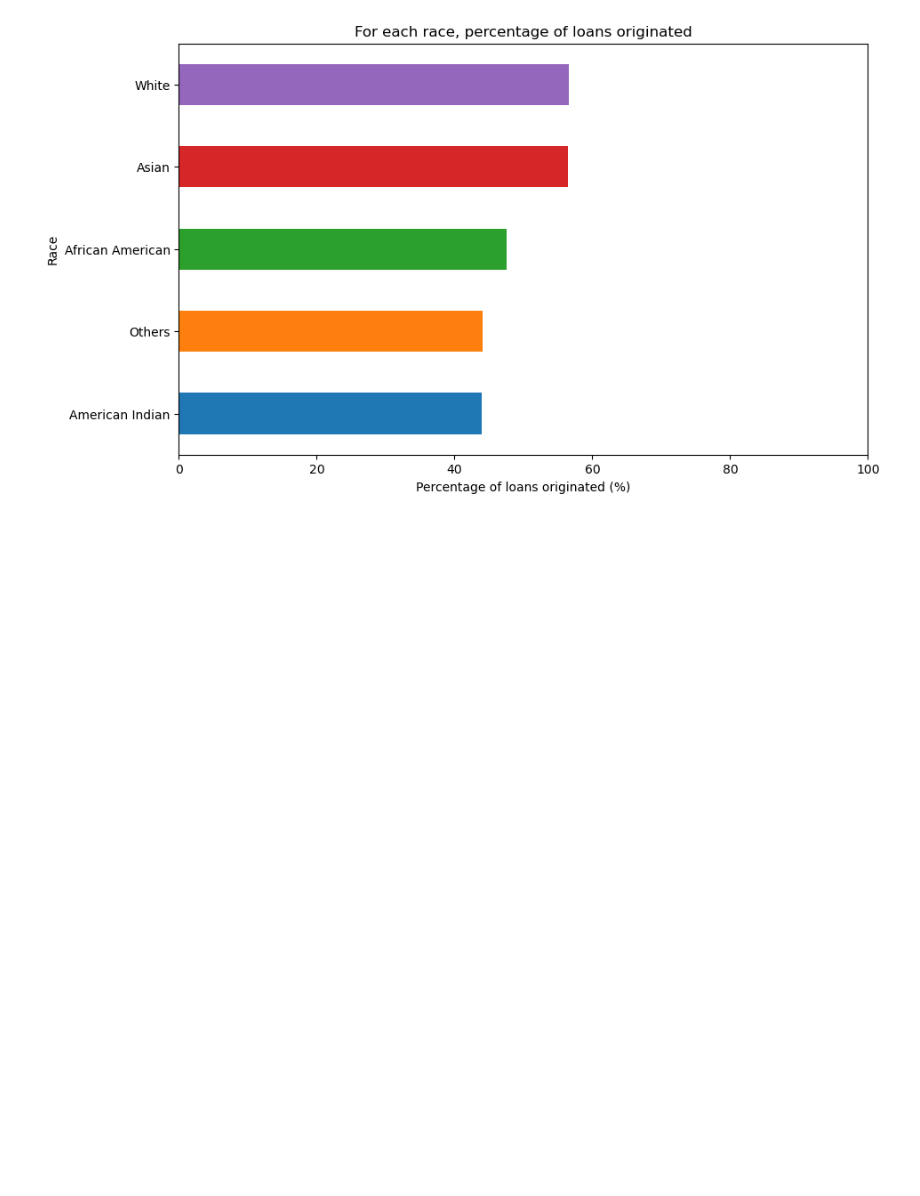
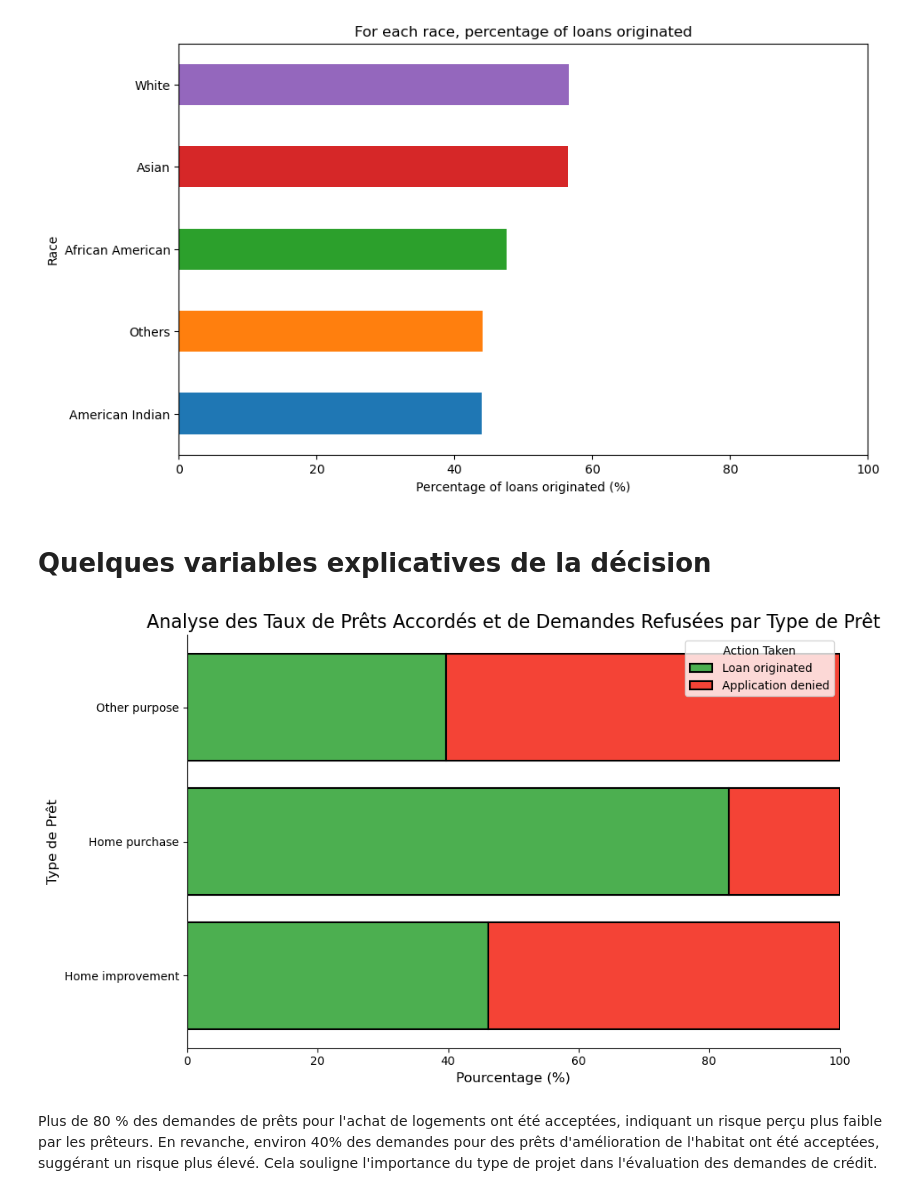
Before and after one commit to ghalys/mortgage_loans_analysis, a Jupyter notebook: business_problem_visualization.ipynb, the cells around one changed output. Saved outputs shown, nothing was run; the diff lists cells and outputs as text; code cells hidden in the pictures; blank space fills up the shorter version.

```diff
--- a/business_problem_visualization.ipynb
+++ b/business_problem_visualization.ipynb
@@ -4,6 +4,8 @@ import numpy as np
 import matplotlib.pyplot as plt
 import seaborn as sns
 from tabulate import tabulate
+
+filepath = 'small_dataset_20.csv'
 # %% [markdown]
 ## Explorations sur un dataset représentatif de l'ensemble du jeu de donnée
 # %% [markdown]
@@ -138,3 +140,5 @@ def create_bar_chart_loan_per_race(total_approved_counts, total_race_counts, tit
 create_bar_chart_loan_per_race(approved_counts, race_counts)
 # %% [output]
 [figure]
+# %% [markdown]
+# **Quelques variables explicatives de la décision**
@@ -140,0 +205,6 @@ create_bar_chart_loan_per_race(approved_counts, race_counts)
+# %%
+plot_loan_action_analysis(filepath)
+# %% [output]
+[figure, added]
+# %% [markdown]
+Plus de 80 % des demandes de prêts pour l'achat de logements ont été acceptées, indiquant un risque perçu plus faible par les prêteurs. En revanche, environ 40% des demandes pour des prêts d'amélioration de l'habitat ont été acceptées, suggérant un risque plus élevé. Cela souligne l'importance du type de projet dans l'évaluation des demandes de crédit.
```
Also changed, not shown: parts of 18 cells of this notebook.
